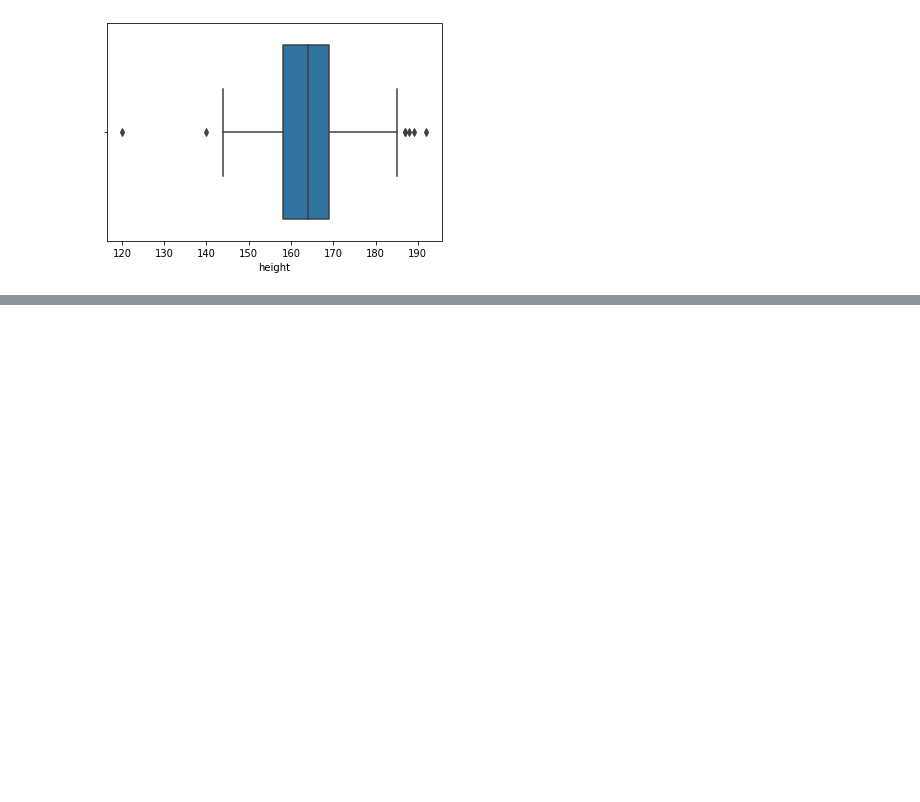
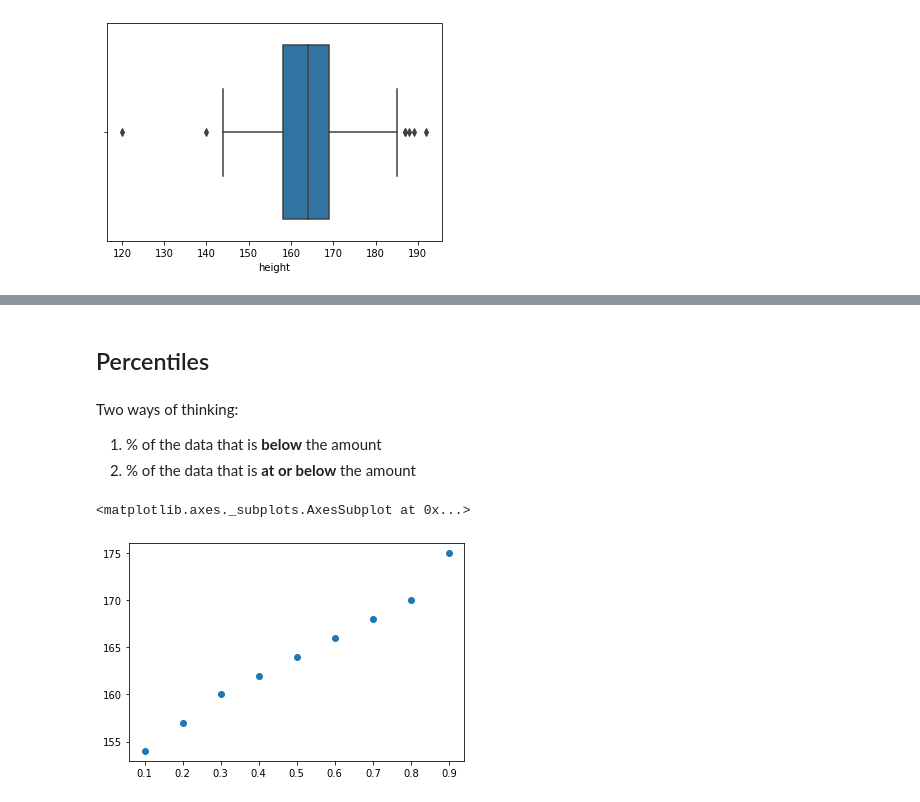
Before and after one commit to quicksilverri/statistics, a Jupyter notebook: statistics.ipynb, the cells around one changed output, grey strips where cells are left out. Cells and saved outputs as stored; diff of their text form; code cells hidden in the pictures; blank space fills up the shorter version.

```diff
--- a/statistics.ipynb
+++ b/statistics.ipynb
@@ -151,0 +212,15 @@ sns.boxplot(sample.height)
+# %% [markdown]
+## Percentiles
+# %% [markdown]
+Two ways of thinking:
+1. % of the data that is **below** the amount
+2. % of the data that is **at or below** the amount
+# %%
+index = [round(0.1 * i, 2) for i in range(1, 10)]
+data = [sample.height.quantile(x) for x in index]
+
+percentiles = pd.Series(data, index=map(str, index))
+percentiles.plot(style='o')
+# %% [output]
+<matplotlib.axes._subplots.AxesSubplot at 0x...>
+[figure, added]
```
Also changed, not shown: parts of 24 cells of this notebook.
